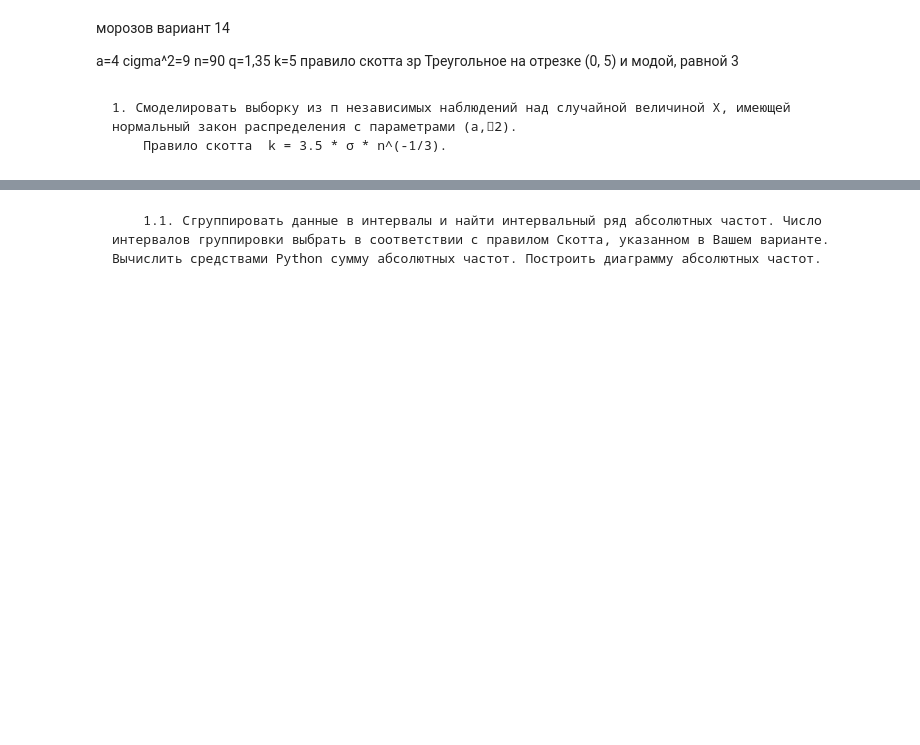
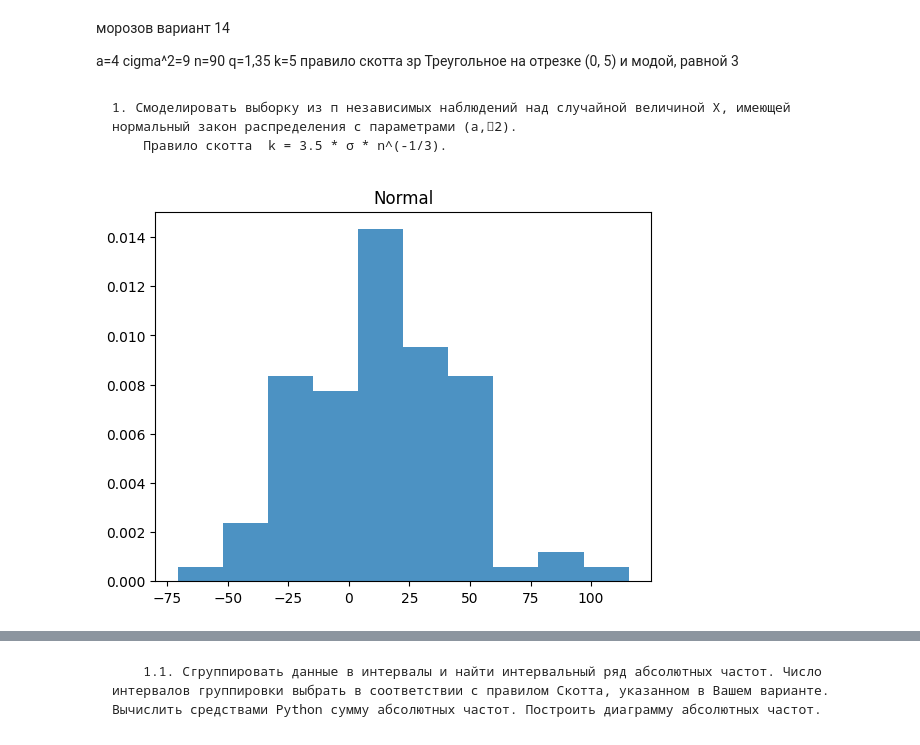
Before and after one commit to kingtuler1454/mat_stat1, a Jupyter notebook: main.ipynb, the cells around one changed output, grey strips where cells are left out. Saved outputs shown, nothing was run; the diff lists cells and outputs as text; code cells hidden in the pictures; blank space fills up the shorter version.

```diff
--- a/main.ipynb
+++ b/main.ipynb
@@ -19,40 +19,62 @@ from scipy.stats import norm
     1. Смоделировать выборку из п независимых наблюдений над случайной величиной X, имеющей нормальный закон распределения с параметрами (a,2).
         Правило скотта  k = 3.5 * σ * n^(-1/3).
 # %%
+def plot_norm(a=0,sigma=1,n_points=10000):
+    """
+        отрисовывает распределение случайных точек по равномерному нормальному закону.
+        a — параметр, характеризующий среднее значение
+        sigma — параметр, характеризующий разброс параметров
+    """
+    r = sts.norm.rvs(loc=a,scale=sigma, size=n_points)
+    plt.hist(r, density=True, histtype='stepfilled',alpha=0.8)
+    plt.title('Normal')
+
+
 
 a = 4 # среднее значение
-sigma = 3 # стандартное отклонение
+sigma = 3# стандартное отклонение
 n_points = 90 # размер выборки
+plot_norm(4,30,90)
 
-# генерация выборки
-sample = norm.rvs(loc=a, scale=sigma, size=n_points)
 
-# группировка данных в интервалы и нахождение интервального ряда абсолютных частот
-n_intervals = 10 # число интервалов группировки
-hist, bins = np.histogram(sample, bins=n_intervals)
-print("Интервальный ряд абсолютных частот:", hist)
 
-# вычисление суммы абсолютных частот
-sum_freq = sum(hist)
-print("Сумма абсолютных частот:", sum_freq)
 
-# построение диаграммы абсолютных частот
-plt.hist(sample, bins=n_intervals)
-plt.title("Диаграмма абсолютных частот")
-plt.show()
 
-# группировка данных в интервалы и нахождение интервального ряда относительных частот
-rel_freq = hist / sum_freq # относительные частоты
-print("Интервальный ряд относительных частот:", rel_freq)
 
-# вычисление суммы относительных частот
-sum_rel_freq = sum(rel_freq)
-print("Сумма относительных частот:", sum_rel_freq)
 
-# построение диаграммы относительных частот
-plt.bar(bins[:-1], rel_freq, width=(bins[1]-bins[0]))
-plt.title("Диаграмма относительных частот")
-plt.show()
+
+
+# # генерация выборки
+# sample = norm.rvs(loc=a, scale=sigma, size=n_points)
+
+# # группировка данных в интервалы и нахождение интервального ряда абсолютных частот
+# n_intervals = 10 # число интервалов группировки
+# hist, bins = np.histogram(sample, bins=n_intervals)
+# print("Интервальный ряд абсолютных частот:", hist)
+
+# # вычисление суммы абсолютных частот
+# sum_freq = sum(hist)
+# print("Сумма абсолютных частот:", sum_freq)
+
+# # построение диаграммы абсолютных частот
+# plt.hist(sample, bins=n_intervals)
+# plt.title("Диаграмма абсолютных частот")
+# plt.show()
+
+# # группировка данных в интервалы и нахождение интервального ряда относительных частот
+# rel_freq = hist / sum_freq # относительные частоты
+# print("Интервальный ряд относительных частот:", rel_freq)
+
+# # вычисление суммы относительных частот
+# sum_rel_freq = sum(rel_freq)
+# print("Сумма относительных частот:", sum_rel_freq)
+
+# # построение диаграммы относительных частот
+# plt.bar(bins[:-1], rel_freq, width=(bins[1]-bins[0]))
+# plt.title("Диаграмма относительных частот")
+# plt.show()
+# %% [output]
+[figure, added]
 # %%
 
 
```
Also changed, not shown: parts of 4 cells of this notebook, 1 other file.
